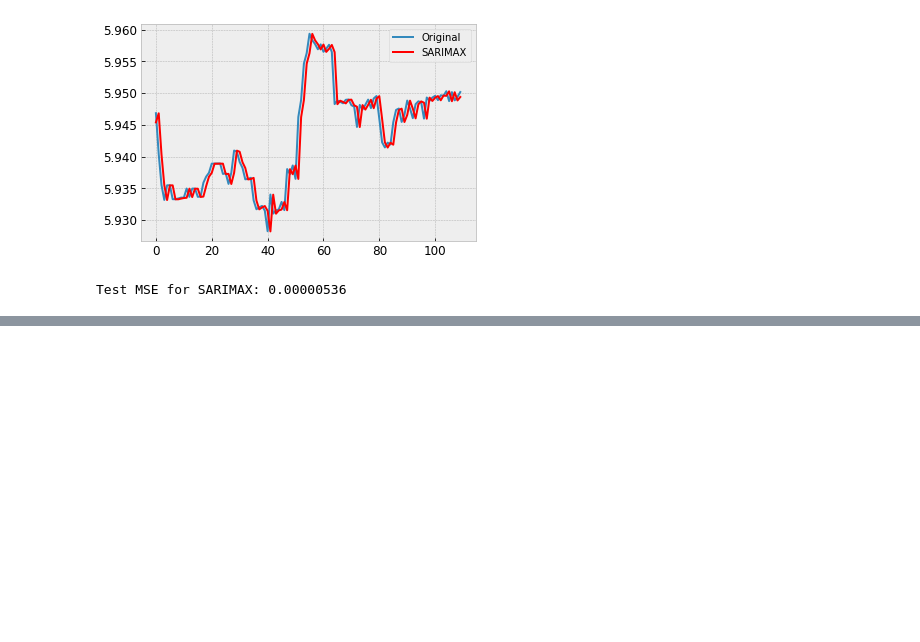
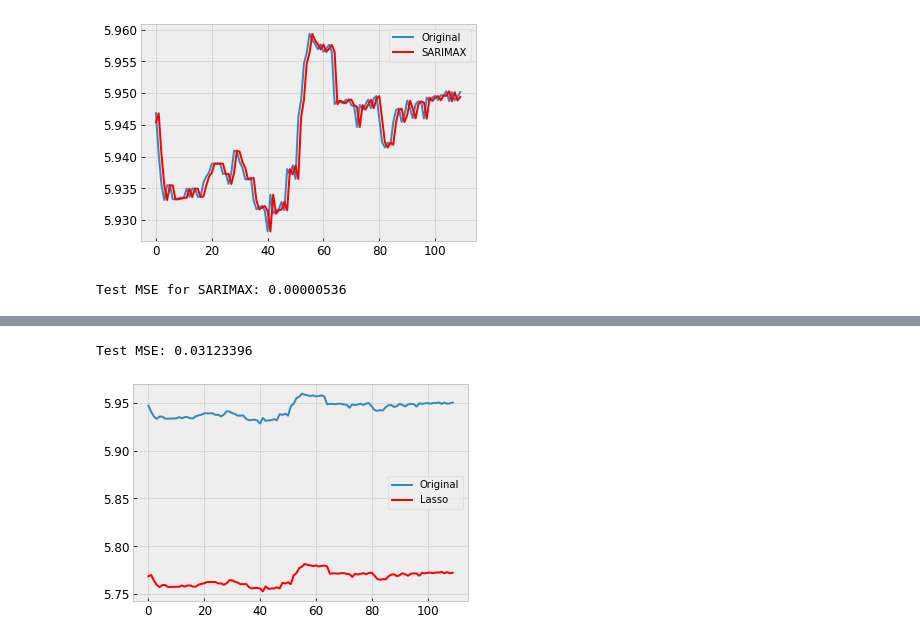
Before and after one commit to aburak256/Currency-with-Twitter, a Jupyter notebook: Project.ipynb, the cells around one changed output, grey strips where cells are left out. Drawn from its saved outputs; the diff is of its cells as text; code cells hidden in the pictures; blank space fills up the shorter version.

```diff
--- a/Project.ipynb
+++ b/Project.ipynb
@@ -696,0 +695,9 @@ X_train_df
+# %%
+plt.plot(df_test.Rate.values , label='Original')
+plt.plot(yhat,color='red',label='Lasso')
+plt.legend()
+error = mean_squared_error(df_test.Rate, yhat)
+print('Test MSE: %.8f' % error)
+# %% [output]
+Test MSE: 0.03123396
+[figure, added]
```
Also changed, not shown: parts of 16 cells of this notebook.
